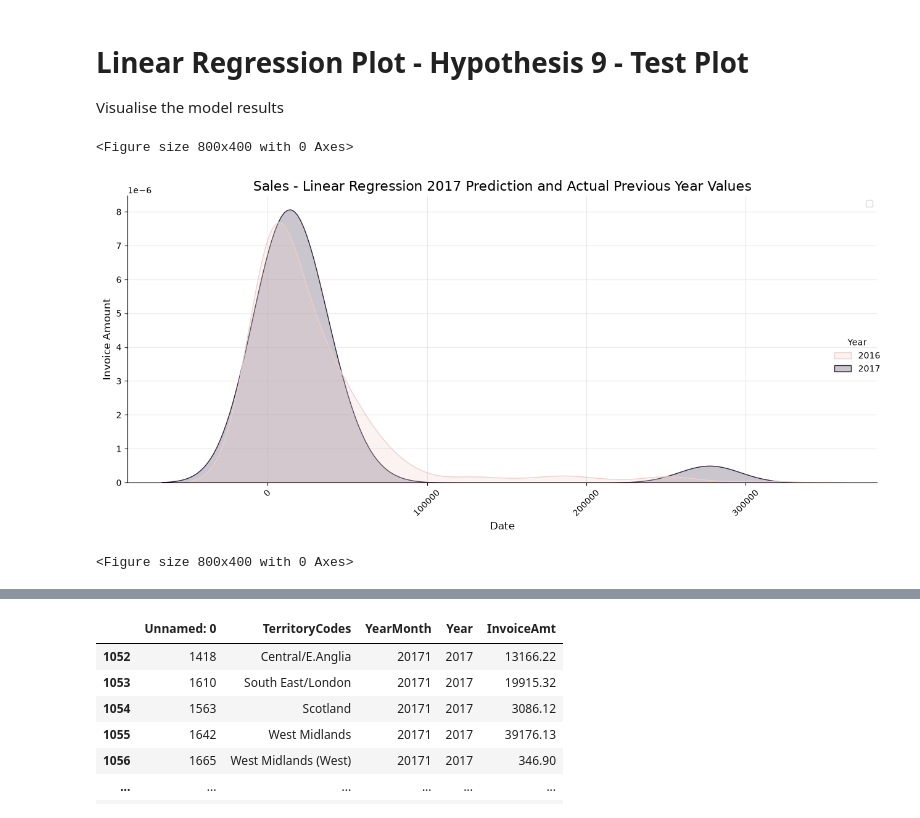
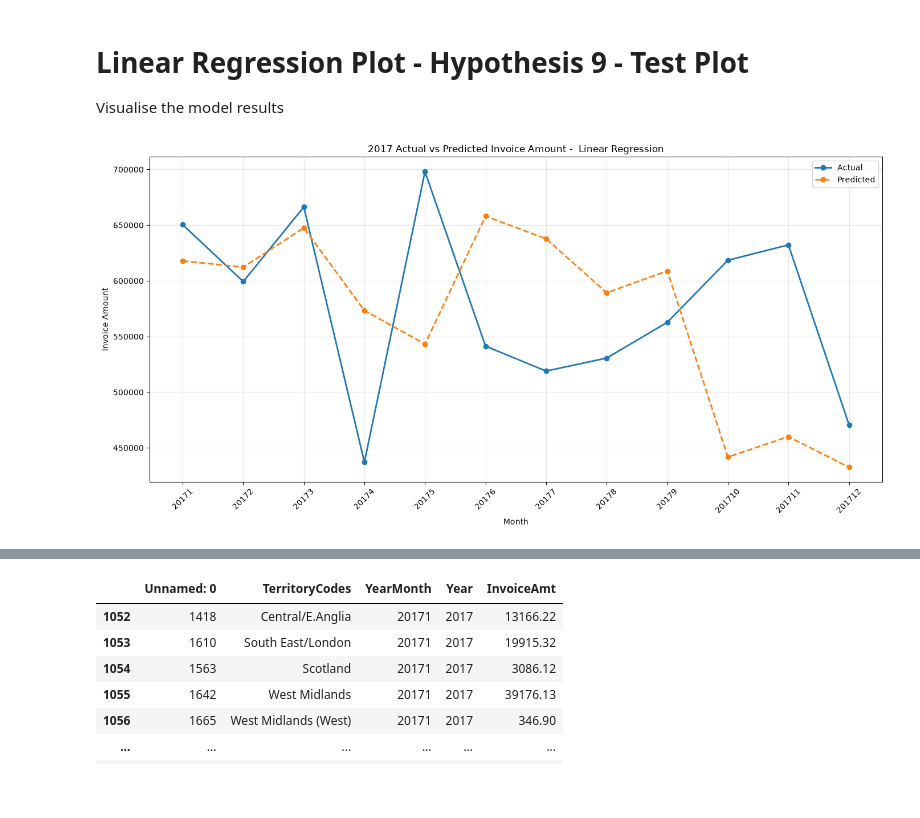
Before and after one commit to RogerWilliams2026/Project3-SalesAnalysis, a Jupyter notebook: jupyter_notebooks/Notebook_ML.ipynb, the cells around one changed output, grey strips where cells are left out. Cells and saved outputs as stored; diff of their text form; code cells hidden in the pictures; blank space fills up the shorter version.

```diff
--- a/jupyter_notebooks/Notebook_ML.ipynb
+++ b/jupyter_notebooks/Notebook_ML.ipynb
@@ -457,69 +633,35 @@ Visualise the model results
 # %%
 #now plot the results for 2017 prediction with actual 2017 sales and previous year 2016 sales
 
-#use special csv file grouped by territory and yearmonth
-dfSalesDataML_Work = dfSalesDataML_GroupedByTerritory.copy()
-dfPrevious = dfSalesDataML_GroupedByTerritory.copy()
-dfTest = dfSalesDataML_GroupedByTerritory.copy()
+plt.figure(figsize=(14, 7))
 
-#load linear regression pipeline
-objPipeline = joblib.load(CNST_STR_LINEAR_PIPELINE_HYPOTHESIS9_TEST_PATH)
+plt.plot(
+    dfPlot["YearMonth"].astype(str),
+    dfPlot["InvoiceAmt"],
+    marker="o",
+    linewidth=2,
+    label="Actual"
+)
 
-#set year range
-intYear= dfSalesDataML_Work["Year"].max()
-intPreviousYear = intYear - 1
+plt.plot(
+    dfPlot["YearMonth"].astype(str),
+    dfPlot["Predicted_InvoiceAmt"],
+    marker="o",
+    linestyle="--",
+    linewidth=2,
+    label="Predicted"
+)
 
-dfTest = dfTest[dfTest["Year"] == intYear]
-dfTest = dfTest[["InvoiceAmt", "TerritoryCodes", "YearMonth", "Year"]]
+plt.title("2017 Actual vs Predicted Invoice Amount -  Linear Regression")
+plt.xlabel("Month")
+plt.ylabel("Invoice Amount")
 
-dfPrevious = dfPrevious[dfPrevious["Year"] == intPreviousYear]
-dfPrevious = dfPrevious[["InvoiceAmt", "TerritoryCodes", "YearMonth", "Year"]]
+plt.xticks(rotation=45)
 
-#configure features
-lstFeatures = [
-    "TerritoryCodes",
-    "YearMonth",
-    "Year",
-]
+plt.legend()
+plt.grid(True, alpha=0.3)
 
-#create model prediction
-dfXTest = dfTest[lstFeatures]
-#dfTest["Predicted_Sales"] = objPipeline.predict(dfXTest)
-dfTest["InvoiceAmt"] = objPipeline.predict(dfXTest)
-
-dfTest = pd.concat([dfPrevious, dfTest], ignore_index=True)
-
-plt.figure(figsize=(8, 4))
-sns.displot(dfTest, x="InvoiceAmt", hue="Year", kind="kde", fill=True, height=6, aspect=2)
-
-#configure plot
-plt.title("Sales By Territory - Linear Regression 2017 Prediction and Actual Previous Year Values", fontsize=16)
-plt.xlabel("Date", fontsize=12)
-plt.ylabel("Invoice Amount", fontsize=12)
-#test using best fit
-plt.legend(loc="best")
-plt.grid(True, alpha=0.3)
-plt.xticks(rotation=45)
 plt.tight_layout()
 plt.show()
-
-#show actual 2016 and 2017 alues
-dfSalesDataML_Work = dfSalesDataML_GroupedByTerritory[dfSalesDataML_GroupedByTerritory["Year"].between(intPreviousYear, intYear)]
-
-plt.figure(figsize=(8, 4))
-sns.displot(dfSalesDataML_Work , x="InvoiceAmt", hue="Year", kind="kde", fill=True, height=6, aspect=2)
-
-#configure plot
-plt.title("Sales By Territory - Actual 2016 and 2017 Sales", fontsize=16)
-plt.xlabel("Date", fontsize=12)
-plt.ylabel("Invoice Amount", fontsize=12)
-#test using best fit
-plt.legend(loc="best")
-plt.grid(True, alpha=0.3)
-plt.xticks(rotation=45)
-plt.tight_layout()
-plt.show()
 # %% [output]
-<Figure size 800x400 with 0 Axes>
-[figure, old version]
+[figure, new version]
-<Figure size 800x400 with 0 Axes>
```
Also changed, not shown: parts of 24 cells of this notebook, 9 other files.
